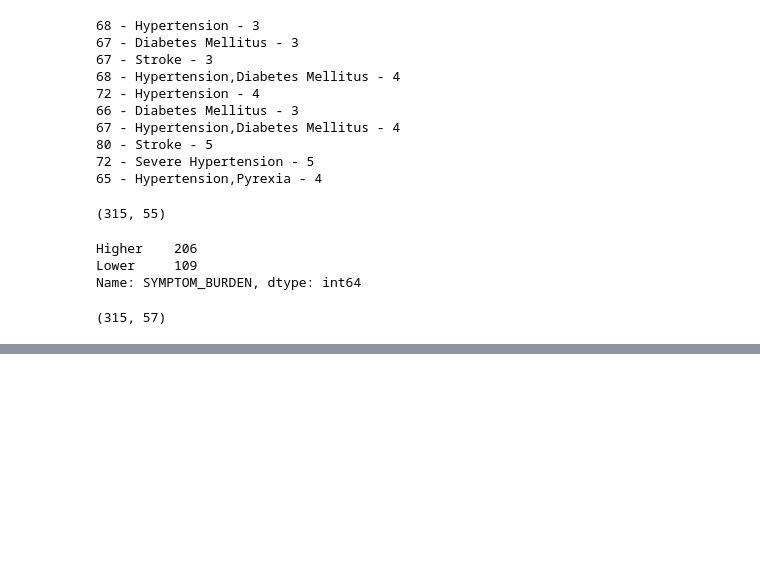
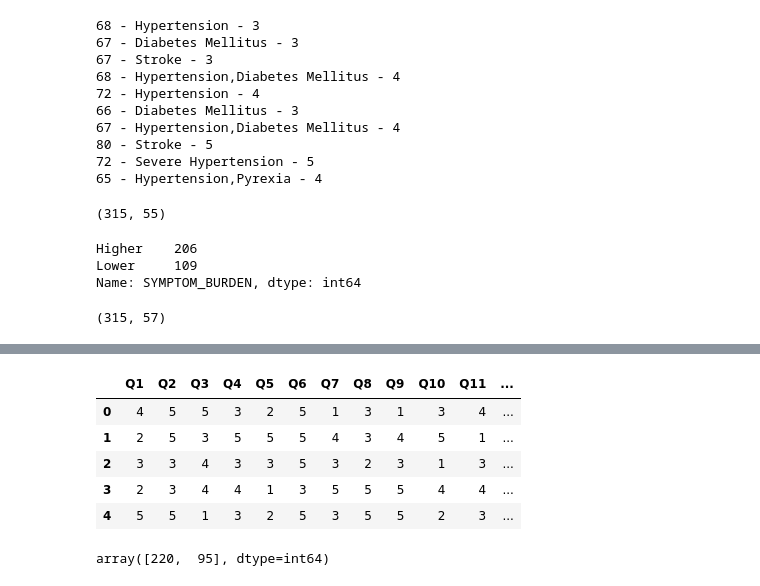
Before and after one commit to Blue-Squid/Effect-of-Polypharmacy, a Jupyter notebook: 2.Feature Engineering .ipynb, the cells around one changed output, grey strips where cells are left out. Saved outputs shown, nothing was run; the diff lists cells and outputs as text; code cells hidden in the pictures; blank space fills up the shorter version.

```diff
--- a/2.Feature Engineering .ipynb
+++ b/2.Feature Engineering .ipynb
@@ -199,0 +359,44 @@ data[['Age', 'CCI', 'CPS', 'TEN_YEAR_SURVIVAL_PERCENTAGE', 'SYMPTOM_BURDEN', 'Qu
+# %%
+import random
+responses = [1, 2, 3, 4, 5]
+percentages = [0.15, 0.15, 0.3, 0.1, 0.3]
+df = pd.DataFrame()
+df = df.assign(Q1 = pd.Series(random.choices(responses, k=315, weights=percentages)))
+df = df.assign(Q2 = pd.Series(random.choices(responses, k=315, weights=percentages)))
+df = df.assign(Q3 = pd.Series(random.choices(responses, k=315, weights=percentages)))
+df = df.assign(Q4 = pd.Series(random.choices(responses, k=315, weights=percentages)))
+df = df.assign(Q5 = pd.Series(random.choices(responses, k=315, weights=percentages)))
+df = df.assign(Q5 = pd.Series(random.choices(responses, k=315, weights=percentages)))
+df = df.assign(Q6 = pd.Series(random.choices(responses, k=315, weights=percentages)))
+df = df.assign(Q7 = pd.Series(random.choices(responses, k=315, weights=percentages)))
+df = df.assign(Q8 = pd.Series(random.choices(responses, k=315, weights=percentages)))
+df = df.assign(Q9 = pd.Series(random.choices(responses, k=315, weights=percentages)))
+df = df.assign(Q10 = pd.Series(random.choices(responses, k=315, weights=percentages)))
+df = df.assign(Q11 = pd.Series(random.choices(responses, k=315, weights=percentages)))
+df = df.assign(Q12 = pd.Series(random.choices(responses, k=315, weights=percentages)))
+df = df.assign(Q13 = pd.Series(random.choices(responses, k=315, weights=percentages)))
+df = df.assign(Q14 = pd.Series(random.choices(responses, k=315, weights=percentages)))
+df = df.assign(Q15 = pd.Series(random.choices(responses, k=315, weights=percentages)))
+df = df.assign(Q16 = pd.Series(random.choices(responses, k=315, weights=percentages)))
+df = df.assign(Q17 = pd.Series(random.choices(responses, k=315, weights=percentages)))
+df = df.assign(Q18 = pd.Series(random.choices(responses, k=315, weights=percentages)))
+df = df.assign(Q19 = pd.Series(random.choices(responses, k=315, weights=percentages)))
+df = df.assign(Q20 = pd.Series(random.choices(responses, k=315, weights=percentages)))
+df = df.assign(Q21 = pd.Series(random.choices(responses, k=315, weights=percentages)))
+df = df.assign(Q22 = pd.Series(random.choices(responses, k=315, weights=percentages)))
+df = df.assign(Q23 = pd.Series(random.choices(responses, k=315, weights=percentages)))
+df = df.assign(Q24 = pd.Series(random.choices(responses, k=315, weights=percentages)))
+df = df.assign(Q25 = pd.Series(random.choices(responses, k=315, weights=percentages)))
+df = df.assign(Q26 = pd.Series(random.choices(responses, k=315, weights=percentages)))
+df = df.assign(Q27 = pd.Series(random.choices(responses, k=315, weights=percentages)))
+df = df.assign(Q28 = pd.Series(random.choices(responses, k=315, weights=percentages)))
+df = df.assign(Q29 = pd.Series(random.choices(responses, k=315, weights=percentages)))
+
+df.head()
+# %% [output]
+|  | Q1 | Q2 | Q3 | Q4 | Q5 | Q6 | Q7 | Q8 | Q9 | Q10 | Q11 | ... |
+| 0 | 4 | 5 | 5 | 3 | 2 | 5 | 1 | 3 | 1 | 3 | 4 | ... |
+| 1 | 2 | 5 | 3 | 5 | 5 | 5 | 4 | 3 | 4 | 5 | 1 | ... |
+| 2 | 3 | 3 | 4 | 3 | 3 | 5 | 3 | 2 | 3 | 1 | 3 | ... |
+| 3 | 2 | 3 | 4 | 4 | 1 | 3 | 5 | 5 | 5 | 4 | 4 | ... |
+| 4 | 5 | 5 | 1 | 3 | 2 | 5 | 3 | 5 | 5 | 2 | 3 | ... |
@@ -199,0 +405,5 @@ data[['Age', 'CCI', 'CPS', 'TEN_YEAR_SURVIVAL_PERCENTAGE', 'SYMPTOM_BURDEN', 'Qu
+# %%
+# OVERALL QUALITY OF LIFE
+np.bincount(df.T.sum() < 90)
+# %% [output]
+array([220,  95], dtype=int64)
```
Also changed, not shown: parts of 19 cells of this notebook, 7 other files.
